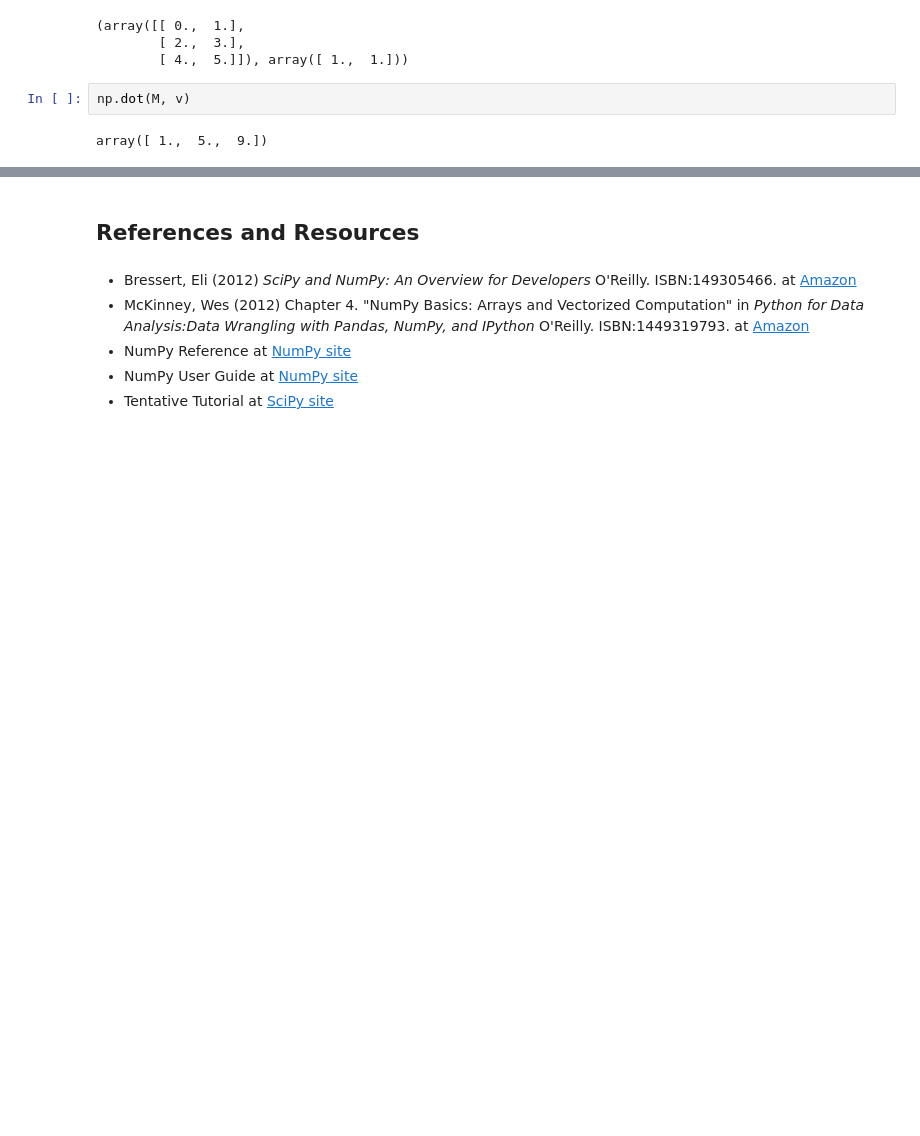
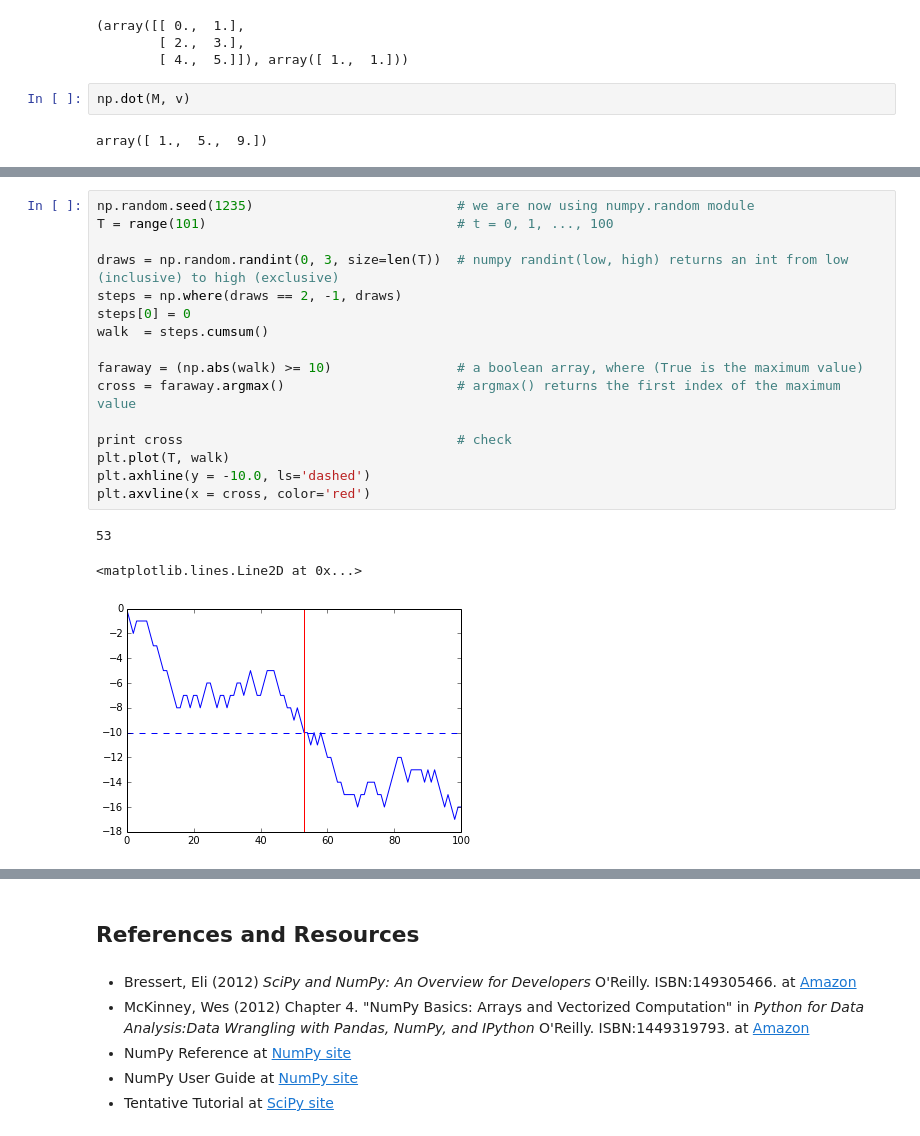
Before and after one commit to AkiraKaneshiro/pandasWorkshop, a Jupyter notebook: 0.ipynb, the cells around one changed output, grey strips where cells are left out. Drawn from its saved outputs; the diff is of its cells as text; blank space fills up the shorter version.

Commit message:
first half draft

```diff
--- a/0.ipynb
+++ b/0.ipynb
@@ -290,0 +361,20 @@ array([ 1.,  5.,  9.])
+# %%
+np.random.seed(1235)                          # we are now using numpy.random module
+T = range(101)                                # t = 0, 1, ..., 100
+
+draws = np.random.randint(0, 3, size=len(T))  # numpy randint(low, high) returns an int from low (inclusive) to high (exclusive)
+steps = np.where(draws == 2, -1, draws)
+steps[0] = 0
+walk  = steps.cumsum()
+
+faraway = (np.abs(walk) >= 10)                # a boolean array, where (True is the maximum value)
+cross = faraway.argmax()                      # argmax() returns the first index of the maximum value
+
+print cross                                   # check
+plt.plot(T, walk)
+plt.axhline(y = -10.0, ls='dashed')
+plt.axvline(x = cross, color='red')
+# %% [output]
+53
+<matplotlib.lines.Line2D at 0x...>
+[figure, added]
```
Also changed, not shown: parts of 20 cells of this notebook, 5 other files.
